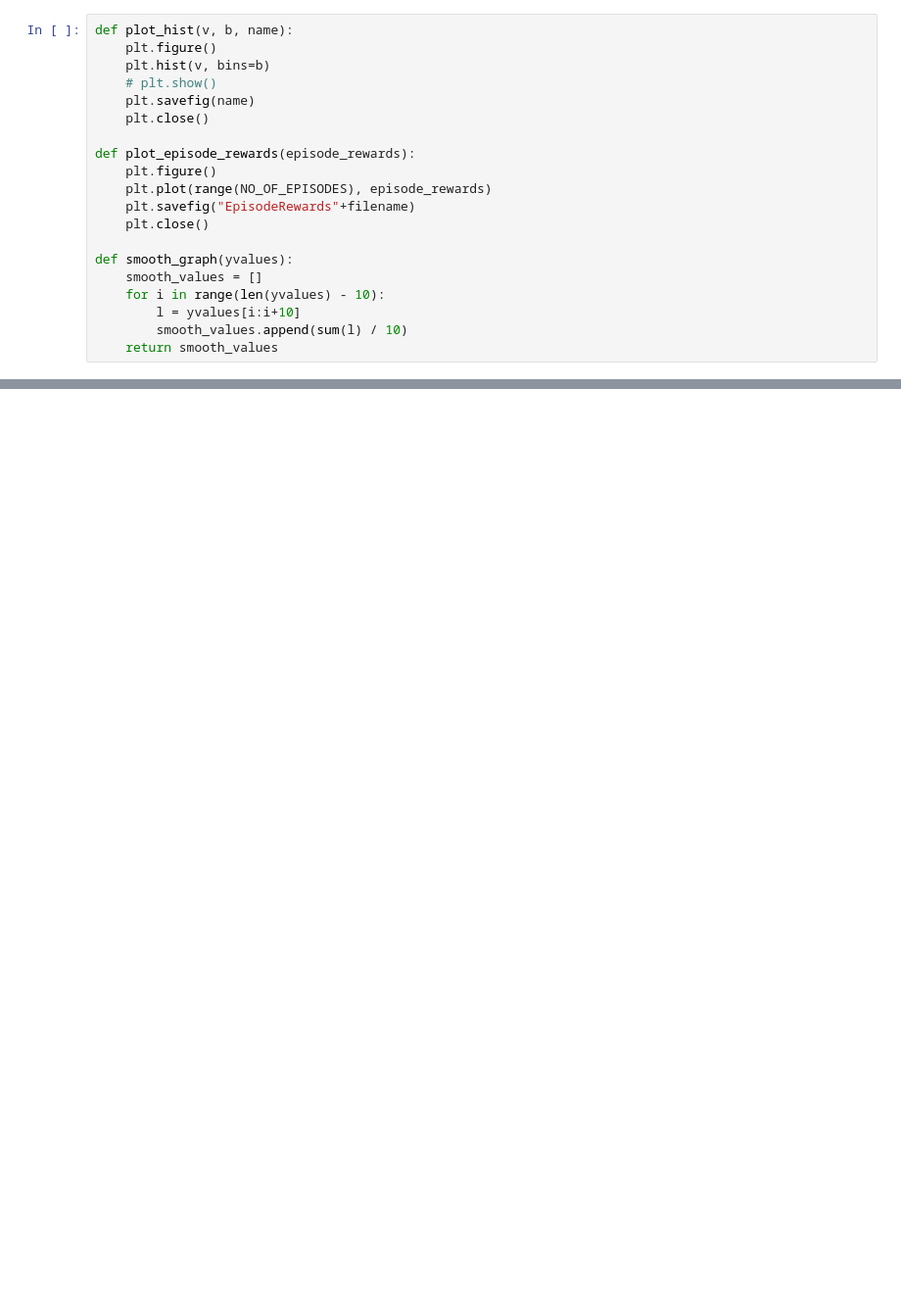
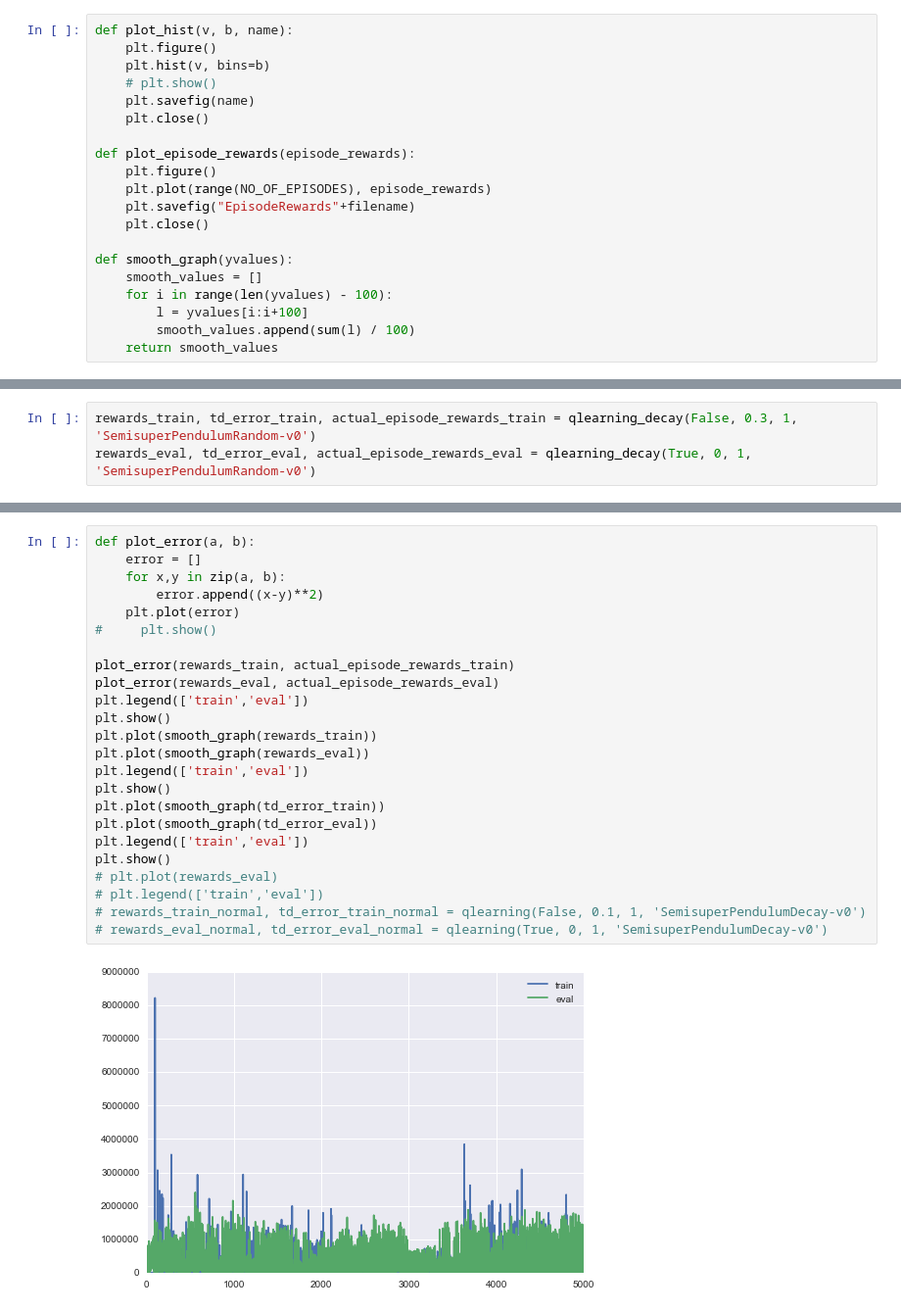
Before and after one commit to ashuven63/Reinforcement-Learning, a Jupyter notebook: SemiSupervisedRL/DebugCopy.ipynb, the cells around one changed output, grey strips where cells are left out. Shown at 98% size. Saved outputs shown, nothing was run; the diff lists cells and outputs as text; blank space fills up the shorter version.

Commit message:
qlearning for semi supervised environments

```diff
--- a/SemiSupervisedRL/DebugCopy.ipynb
+++ b/SemiSupervisedRL/DebugCopy.ipynb
@@ -160,9 +149,9 @@ def plot_episode_rewards(episode_rewards):
 
 def smooth_graph(yvalues):
     smooth_values = []
-    for i in range(len(yvalues) - 10):
-        l = yvalues[i:i+10]
-        smooth_values.append(sum(l) / 10)
+    for i in range(len(yvalues) - 100):
+        l = yvalues[i:i+100]
+        smooth_values.append(sum(l) / 100)
     return smooth_values
 # %%
 def qlearning(cross_eval, ep, ep_d, env_name):
@@ -230,0 +295,3 @@ def qlearning(cross_eval, ep, ep_d, env_name):
+# %%
+rewards_train, td_error_train, actual_episode_rewards_train = qlearning_decay(False, 0.3, 1, 'SemisuperPendulumRandom-v0')
+rewards_eval, td_error_eval, actual_episode_rewards_eval = qlearning_decay(True, 0, 1, 'SemisuperPendulumRandom-v0')
@@ -230,0 +335,26 @@ def qlearning(cross_eval, ep, ep_d, env_name):
+# %%
+def plot_error(a, b):
+    error = []
+    for x,y in zip(a, b):
+        error.append((x-y)**2)
+    plt.plot(error)
+#     plt.show()
+
+plot_error(rewards_train, actual_episode_rewards_train)
+plot_error(rewards_eval, actual_episode_rewards_eval)
+plt.legend(['train','eval'])
+plt.show()
+plt.plot(smooth_graph(rewards_train))
+plt.plot(smooth_graph(rewards_eval))
+plt.legend(['train','eval'])
+plt.show()
+plt.plot(smooth_graph(td_error_train))
+plt.plot(smooth_graph(td_error_eval))
+plt.legend(['train','eval'])
+plt.show()
+# plt.plot(rewards_eval)
+# plt.legend(['train','eval'])
+# rewards_train_normal, td_error_train_normal = qlearning(False, 0.1, 1, 'SemisuperPendulumDecay-v0')
+# rewards_eval_normal, td_error_eval_normal = qlearning(True, 0, 1, 'SemisuperPendulumDecay-v0')
+# %% [output]
+[figure, added]
```
Also changed, not shown: parts of 16 cells of this notebook.
